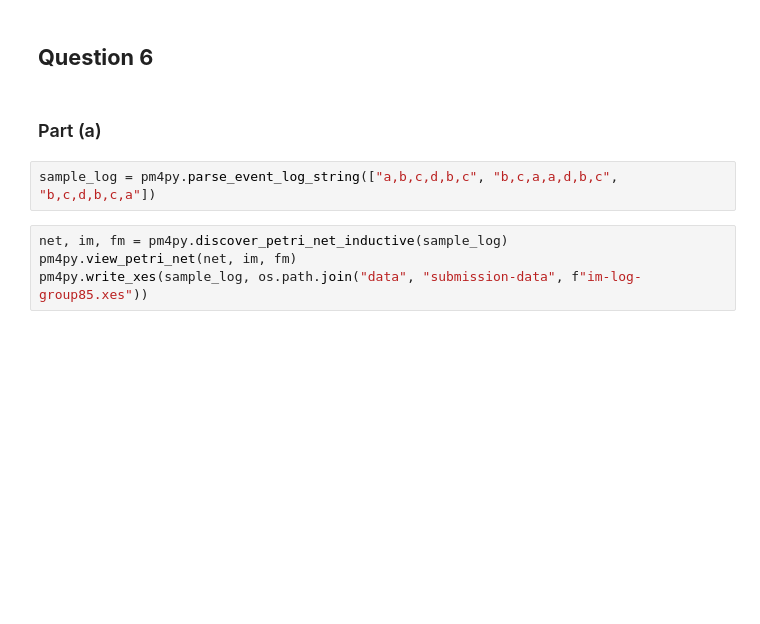
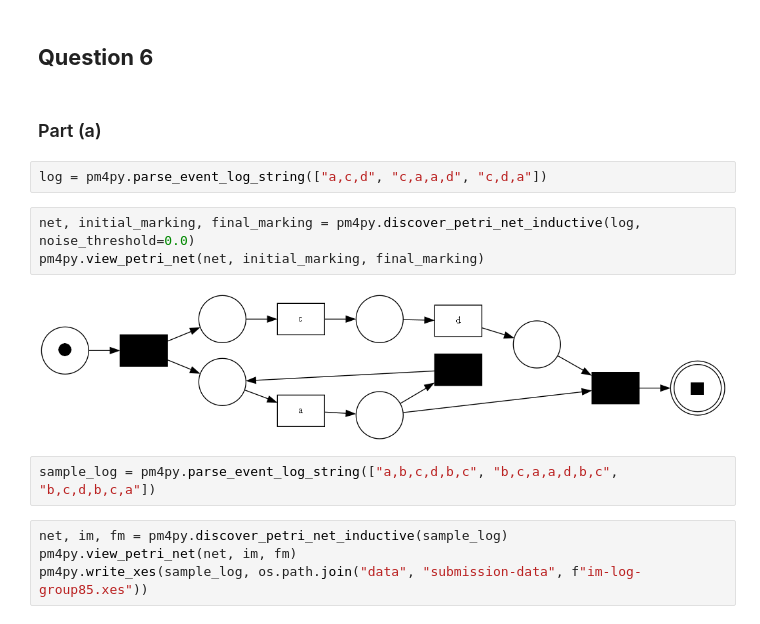
Before and after one commit to alpharmike/apm-assignment-1, a Jupyter notebook: assignment_1.ipynb, the cells around one changed output. Cells and saved outputs as stored; diff of their text form; blank space fills up the shorter version.

Commit message:
Finalize project

```diff
--- a/assignment_1.ipynb
+++ b/assignment_1.ipynb
@@ -518,6 +503,13 @@ plot_resource_utilization(num_columns=1)
 ## **Question 6**
 # %% [markdown]
 ### Part (a)
+# %%
+log = pm4py.parse_event_log_string(["a,c,d", "c,a,a,d", "c,d,a"])
+# %%
+net, initial_marking, final_marking = pm4py.discover_petri_net_inductive(log, noise_threshold=0.0)
+pm4py.view_petri_net(net, initial_marking, final_marking)
+# %% [output]
+[figure, added]
 # %%
 sample_log = pm4py.parse_event_log_string(["a,b,c,d,b,c", "b,c,a,a,d,b,c", "b,c,d,b,c,a"])
 # %%
```
Also changed, not shown: parts of 10 cells of this notebook, 1 other file.
